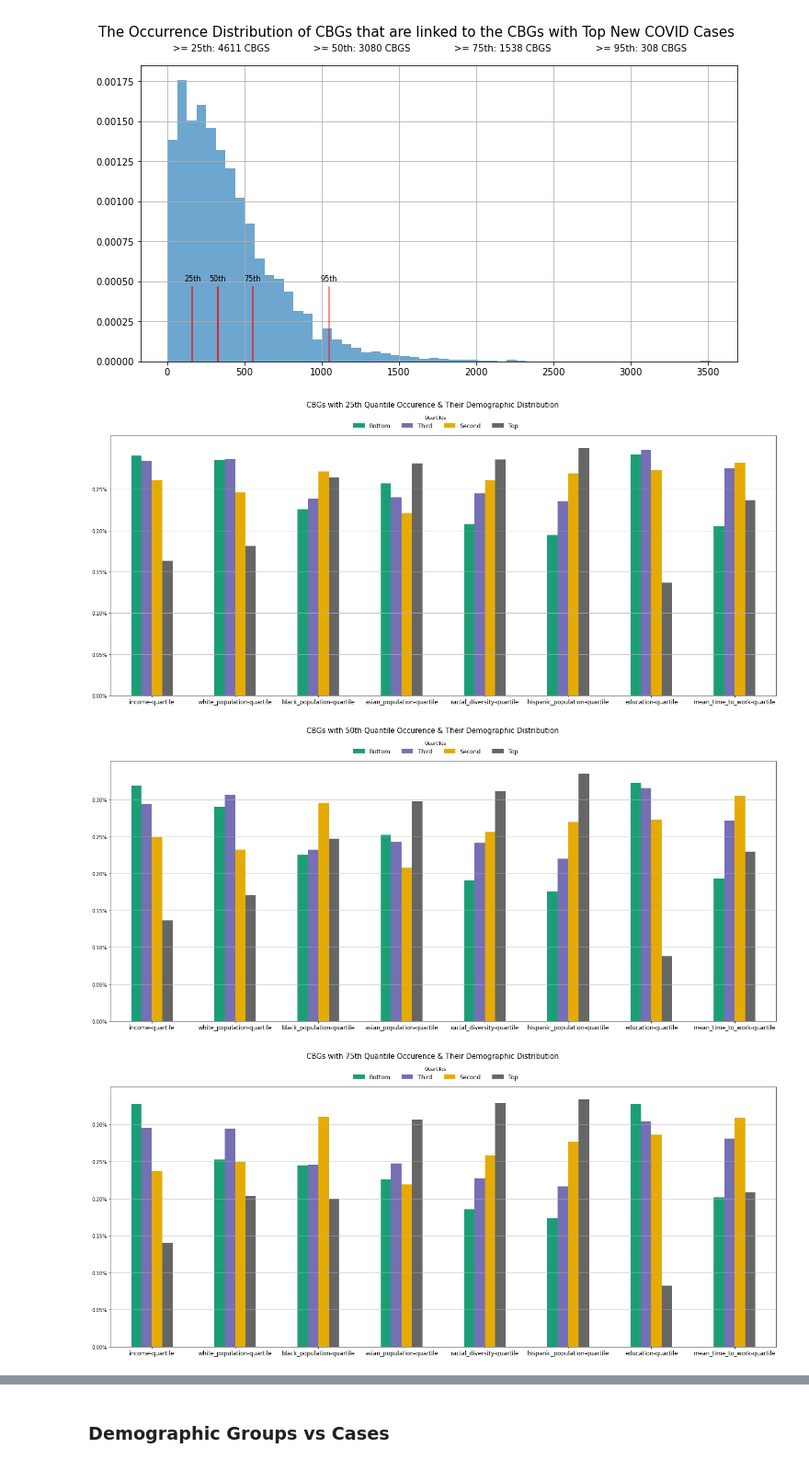
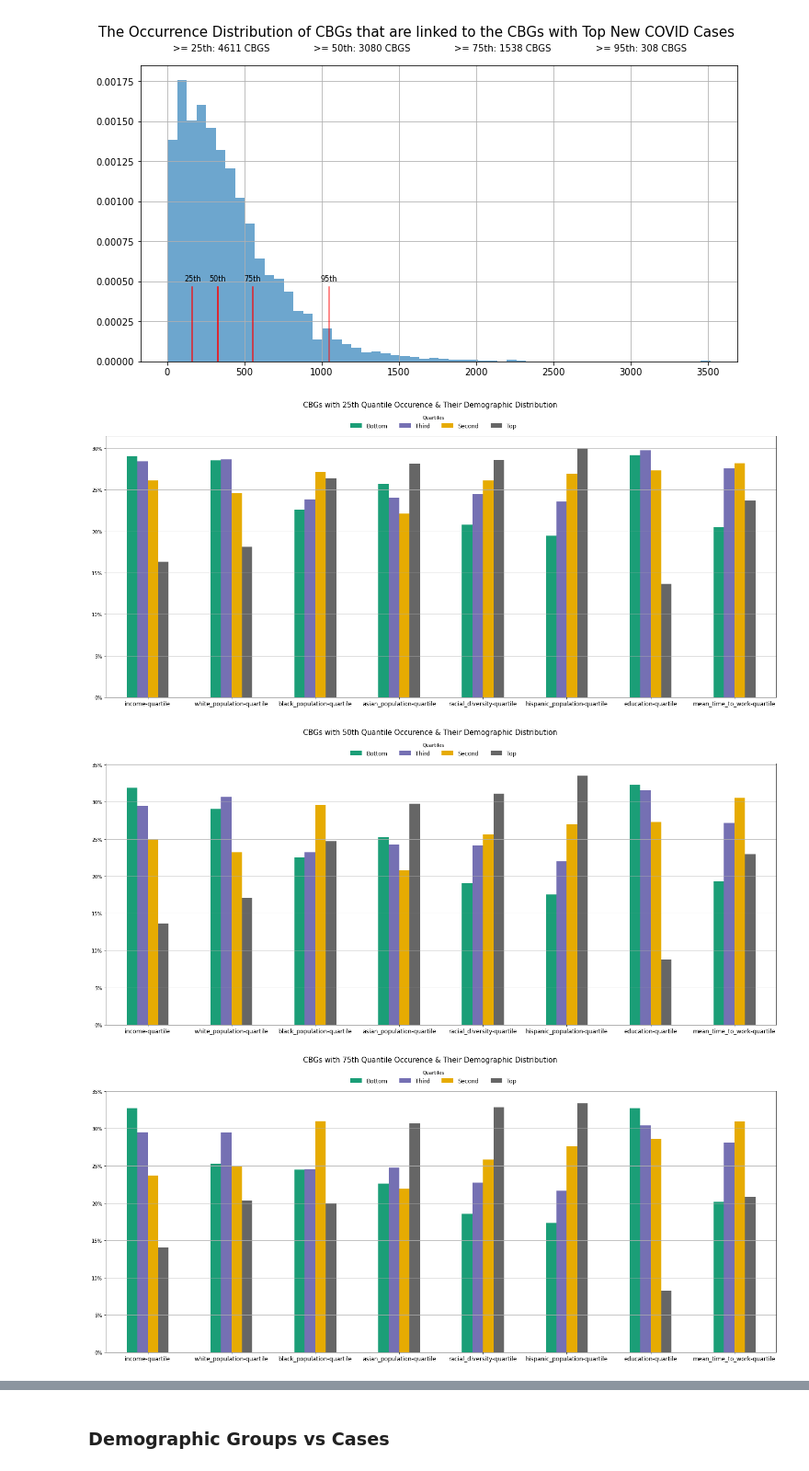
Before and after one commit to hasanalpboz/safegraph-covid19-mobility, a Jupyter notebook: scripts/notebooks/network-centrality-evolution.ipynb, the cells around one changed output, grey strips where cells are left out. Shown at 92% size. Cells and saved outputs as stored; diff of their text form; code cells hidden in the pictures.

```diff
--- a/scripts/notebooks/network-centrality-evolution.ipynb
+++ b/scripts/notebooks/network-centrality-evolution.ipynb
@@ -185,26 +323,24 @@ census_quartiles, census_raw_values = get_census_attrs()
 # %%
 pct_lst = [
     ('25th', quant_25),
     ('50th', quant_50),
     ('75th', quant_75),
     ('95th', quant_95)
 ]
 
 for pct_name, pct in pct_lst:
     fig, ax = plt.subplots(figsize=(25, 10))
     quartile_cols = [i for i in census_quartiles.columns if '-quartile' in i]
     agg = census_quartiles[census_quartiles['census_block_group'].isin(vals[vals >= pct].index)][quartile_cols].apply(pd.Series.value_counts).T
     agg = agg.div(agg.sum(axis=1), axis=0)
     agg.plot.bar(ax=ax, width=0.5, rot=0, colormap='Dark2')
-    ylocs = np.arange(0, agg.values.max(), 0.05)
-    ax.set_yticks(ylocs)
-    ax.set_yticklabels([f'{i:.2f}%' for i in ylocs])
+    ax.yaxis.set_major_formatter(ticker.FuncFormatter(lambda y, _: f'{y*100:.0f}%'))
     ax.grid(axis='y')
     ax.xaxis.set_tick_params(labelsize=12)
     ax.legend(bbox_to_anchor=(0.62, 1.1), ncol=4, title='Quartiles', edgecolor='white', fontsize=12)
     fig.suptitle(f'CBGs with {pct_name} Quantile Occurence & Their Demographic Distribution', fontsize=15)
     fig.savefig(join(FIG_SAVE_DIR, f'nyc-quant-{pct_name}-demo.png'), bbox_inches='tight')
 # %% [output]
-[figure, old version]
+[figure, new version]
-[figure, old version]
+[figure, new version]
-[figure, old version]
+[figure, new version]
```
Also changed, not shown: parts of 14 cells of this notebook, 27 other files.
